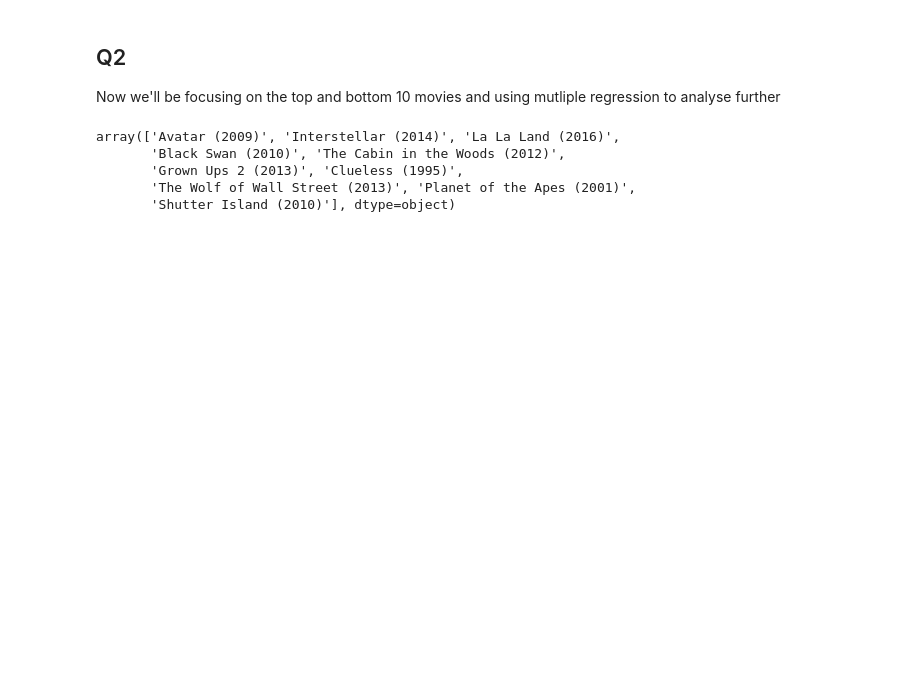
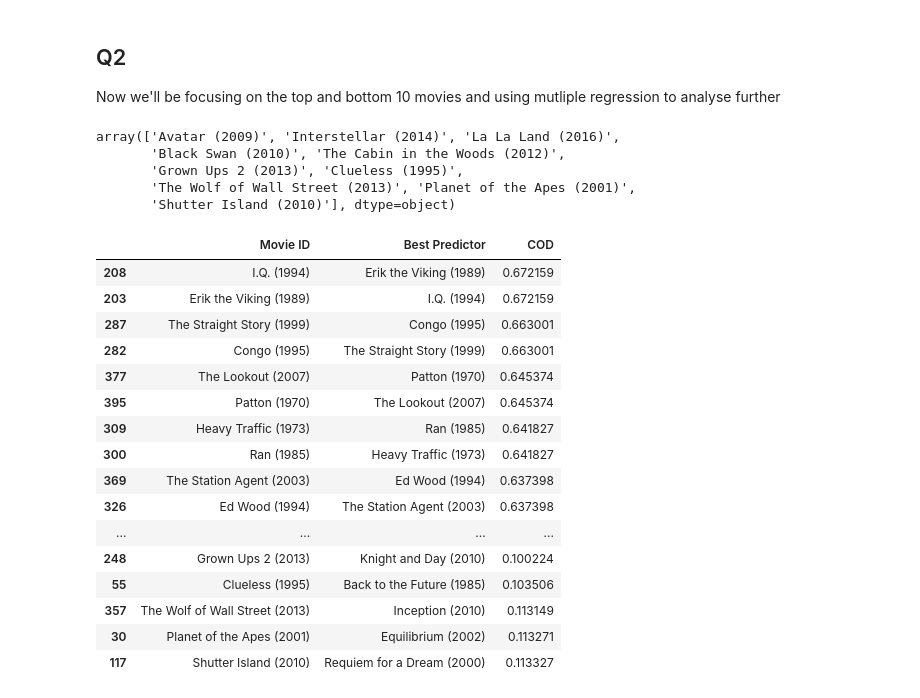
Before and after one commit to csendranshi/DSGA-1001-Project2, a Jupyter notebook: DS_project2.ipynb, the cells around one changed output. Saved outputs shown, nothing was run; the diff lists cells and outputs as text; code cells hidden in the pictures; blank space fills up the shorter version.

```diff
--- a/DS_project2.ipynb
+++ b/DS_project2.ipynb
@@ -195 +198,21 @@ array(['Avatar (2009)', 'Interstellar (2014)', 'La La Land (2016)',
+# %%
+Q1_rows
+# %% [output]
+|  | Movie ID | Best Predictor | COD |
+| 208 | I.Q. (1994) | Erik the Viking (1989) | 0.672159 |
+| 203 | Erik the Viking (1989) | I.Q. (1994) | 0.672159 |
+| 287 | The Straight Story (1999) | Congo (1995) | 0.663001 |
+| 282 | Congo (1995) | The Straight Story (1999) | 0.663001 |
+| 377 | The Lookout (2007) | Patton (1970) | 0.645374 |
+| 395 | Patton (1970) | The Lookout (2007) | 0.645374 |
+| 309 | Heavy Traffic (1973) | Ran (1985) | 0.641827 |
+| 300 | Ran (1985) | Heavy Traffic (1973) | 0.641827 |
+| 369 | The Station Agent (2003) | Ed Wood (1994) | 0.637398 |
+| 326 | Ed Wood (1994) | The Station Agent (2003) | 0.637398 |
+| ... | ... | ... | ... |
+| 248 | Grown Ups 2 (2013) | Knight and Day (2010) | 0.100224 |
+| 55 | Clueless (1995) | Back to the Future (1985) | 0.103506 |
+| 357 | The Wolf of Wall Street (2013) | Inception (2010) | 0.113149 |
+| 30 | Planet of the Apes (2001) | Equilibrium (2002) | 0.113271 |
+| 117 | Shutter Island (2010) | Requiem for a Dream (2000) | 0.113327 |
 # %%
```
Also changed, not shown: parts of 13 cells of this notebook.
